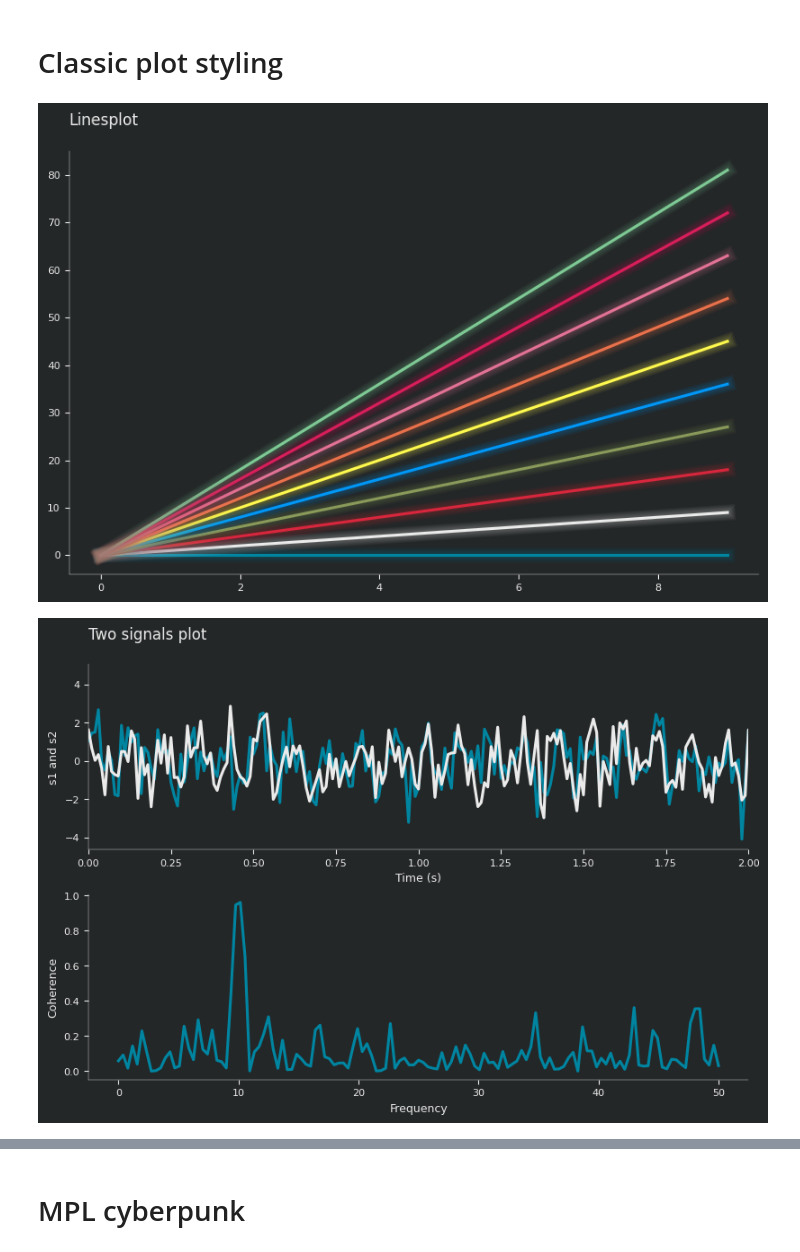
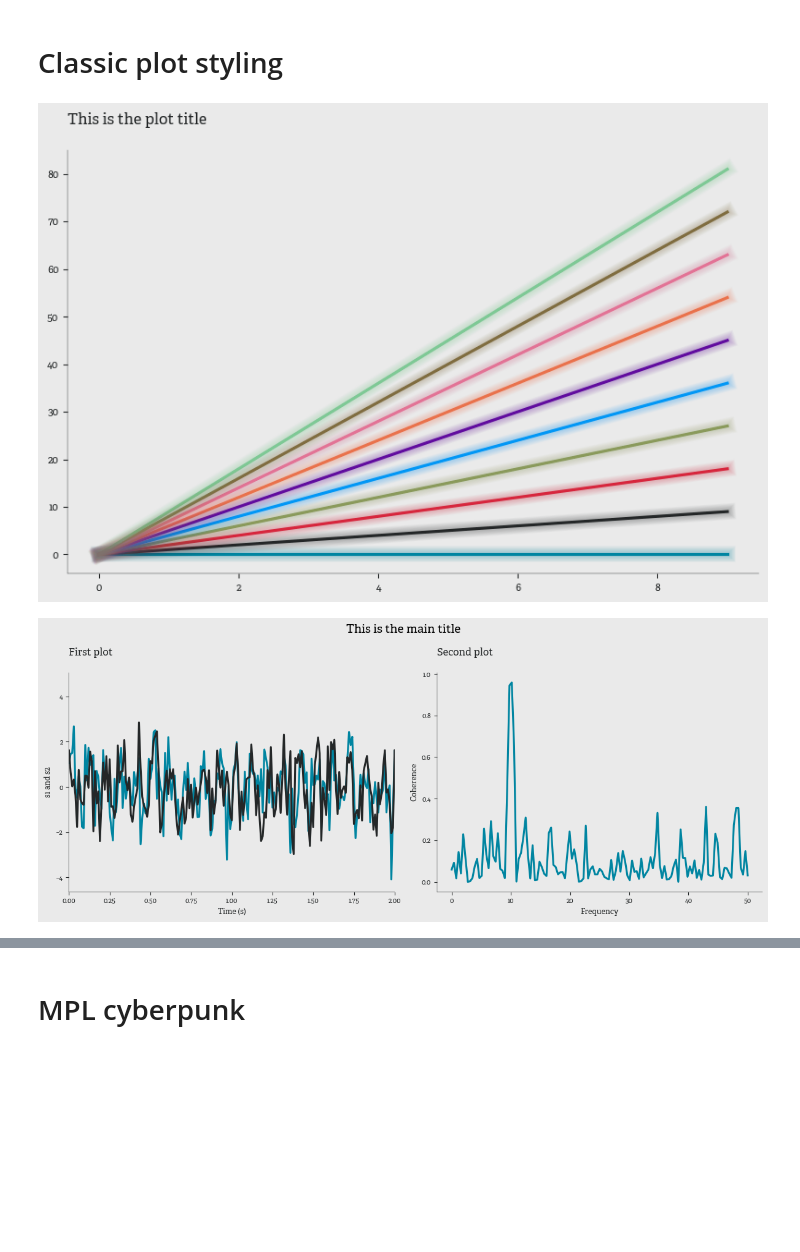
Before and after one commit to carminemnc/utils, a Jupyter notebook: style.ipynb, the cells around one changed output, grey strips where cells are left out. Saved outputs shown, nothing was run; the diff lists cells and outputs as text; code cells hidden in the pictures; blank space fills up the shorter version.

Commit message:
adding fonts and snippets for customized fonts

```diff
--- a/style.ipynb
+++ b/style.ipynb
@@ -4,8 +4,16 @@ import numpy as np
 import mplcyberpunk
 import pandas as pd
 import seaborn as sns
-plt.style.use('dark-theme.mplstyle')
+plt.style.use('light-theme.mplstyle')
 penguins = sns.load_dataset("penguins")
+# %%
+from matplotlib import font_manager
+# font path
+font_path = 'Adelle-Regular.ttf'
+font_manager.fontManager.addfont(font_path) # adding it
+# global settings for the font
+plt.rcParams['font.family'] = 'sans-serif'
+plt.rcParams['font.sans-serif'] = font_manager.FontProperties(fname=font_path).get_name()
 # %% [markdown]
 # Classic plot styling
 # %%
@@ -14,39 +22,44 @@ x = np.arange(10)
 for i in range(10):
     plt.plot(x,i*x)
 mplcyberpunk.make_lines_glow() # glow effect
-plt.title('Linesplot')
+# plt.suptitle('This is the suptitle')
+plt.title('This is the plot title',x=0)
+
 plt.show()
 # %% [output]
-[figure, old version]
+[figure, new version]
 # %%
 # Fixing random state for reproducibility
 np.random.seed(19680801)
 
 dt = 0.01
 t = np.arange(0, 30, dt)
 nse1 = np.random.randn(len(t))                 # white noise 1
 nse2 = np.random.randn(len(t))                 # white noise 2
 
 # Two signals with a coherent part at 10 Hz and a random part
 s1 = np.sin(2 * np.pi * 10 * t) + nse1
 s2 = np.sin(2 * np.pi * 10 * t) + nse2
 
-fig, axs = plt.subplots(2, 1, layout='constrained')
+fig, axs = plt.subplots(1, 2,figsize=(12,5))
+
+plt.suptitle('This is the main title')
 axs[0].plot(t, s1, t, s2)
 axs[0].set_xlim(0, 2)
 axs[0].set_xlabel('Time (s)')
 axs[0].set_ylabel('s1 and s2')
 axs[0].grid(False)
-axs[0].set_title('Two signals plot')
+axs[0].set_title('First plot')
 
 
 cxy, f = axs[1].cohere(s1, s2, 256, 1. / dt)
+axs[1].set_title('Second plot')
 axs[1].set_ylabel('Coherence')
 axs[1].grid(False)
 
 plt.show()
 # %% [output]
-[figure, old version]
+[figure, new version]
 # %%
 sns.histplot(data=penguins, x="flipper_length_mm", hue="species", multiple="stack")
 plt.title('Seaborn hist plot')
```
Also changed, not shown: parts of 8 cells of this notebook, 5 other files.
